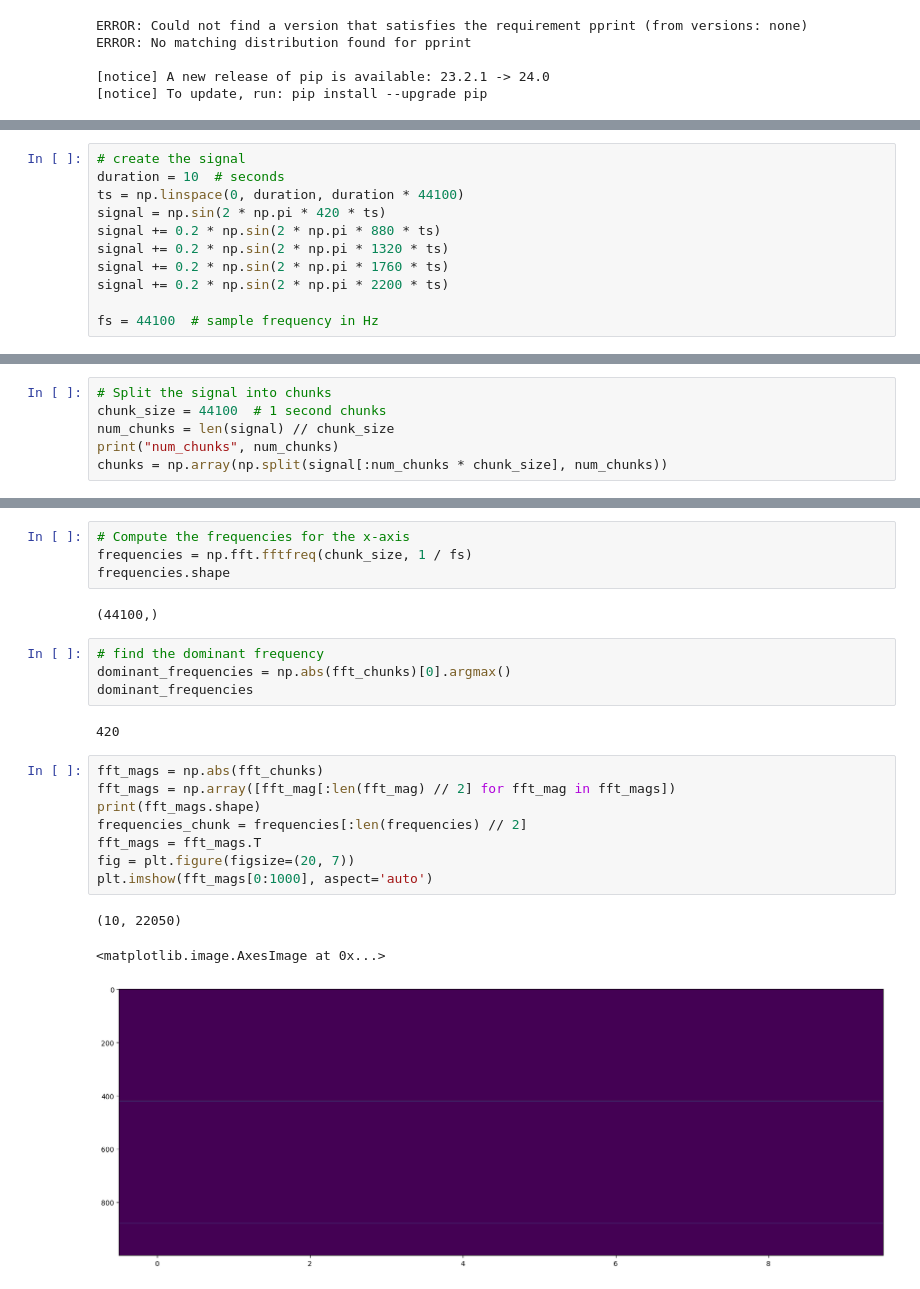
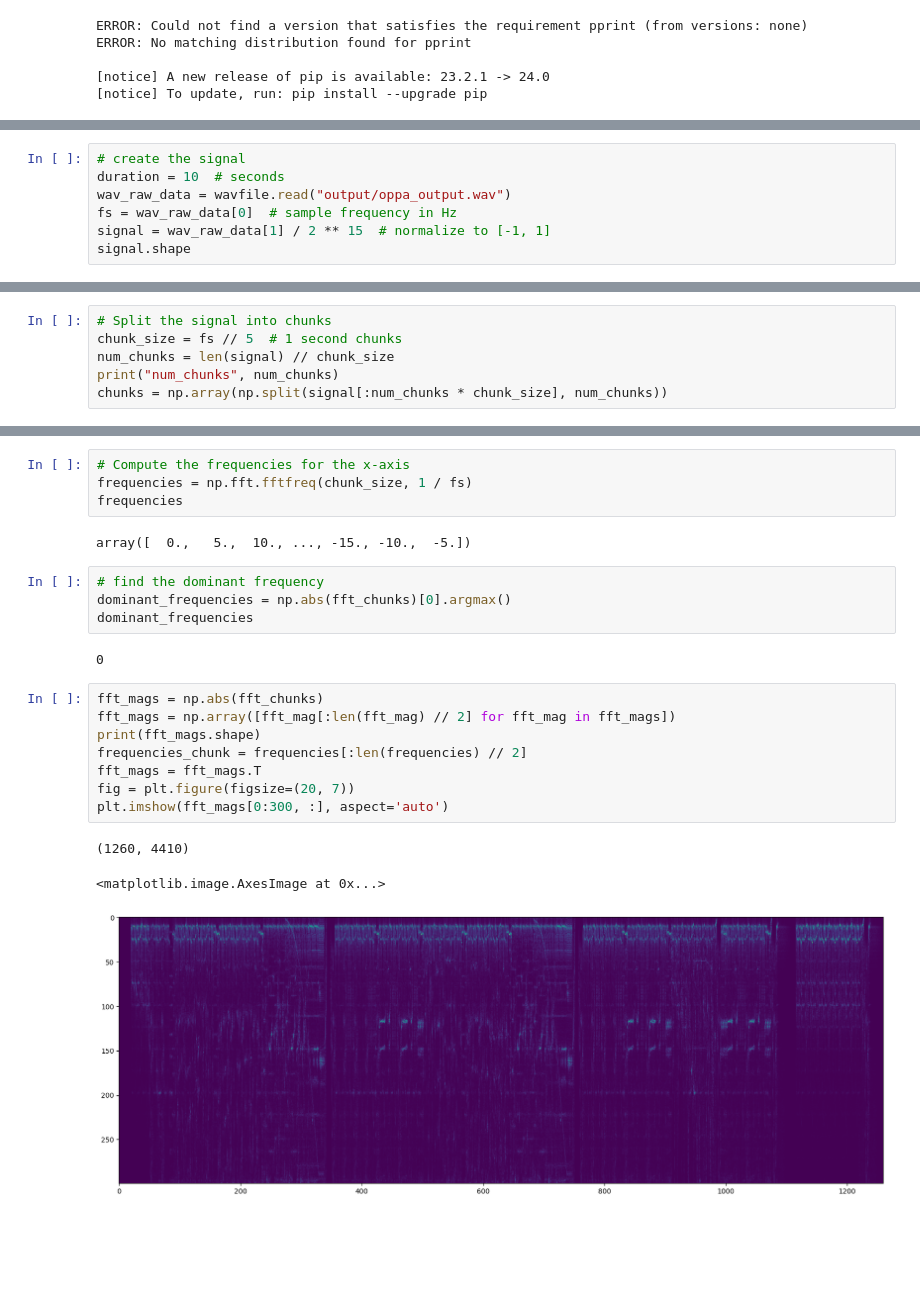
Before and after one commit to Team-Denis/BestHackathon3, a Jupyter notebook: ant_code/sound_offuscation/fft_learning.ipynb, the cells around one changed output, grey strips where cells are left out. Drawn from its saved outputs; the diff is of its cells as text; blank space fills up the shorter version.

```diff
--- a/ant_code/sound_offuscation/fft_learning.ipynb
+++ b/ant_code/sound_offuscation/fft_learning.ipynb
@@ -13,11 +14,7 @@ from pprint import pprint
 # %%
 # create the signal
 duration = 10  # seconds
-ts = np.linspace(0, duration, duration * 44100)
-signal = np.sin(2 * np.pi * 420 * ts)
-signal += 0.2 * np.sin(2 * np.pi * 880 * ts)
-signal += 0.2 * np.sin(2 * np.pi * 1320 * ts)
-signal += 0.2 * np.sin(2 * np.pi * 1760 * ts)
-signal += 0.2 * np.sin(2 * np.pi * 2200 * ts)
-
-fs = 44100  # sample frequency in Hz
+wav_raw_data = wavfile.read("output/oppa_output.wav")
+fs = wav_raw_data[0]  # sample frequency in Hz
+signal = wav_raw_data[1] / 2 ** 15  # normalize to [-1, 1]
+signal.shape
@@ -24,6 +23,6 @@ fs = 44100  # sample frequency in Hz
 # %%
 # Split the signal into chunks
-chunk_size = 44100  # 1 second chunks
+chunk_size = fs // 5  # 1 second chunks
 num_chunks = len(signal) // chunk_size
 print("num_chunks", num_chunks)
 chunks = np.array(np.split(signal[:num_chunks * chunk_size], num_chunks))
@@ -56,24 +55,24 @@ fft_chunks.shape
 # %%
 # Compute the frequencies for the x-axis
 frequencies = np.fft.fftfreq(chunk_size, 1 / fs)
-frequencies.shape
+frequencies
 # %% [output]
-(44100,)
+array([  0.,   5.,  10., ..., -15., -10.,  -5.])
 # %%
 # find the dominant frequency
 dominant_frequencies = np.abs(fft_chunks)[0].argmax()
 dominant_frequencies
 # %% [output]
-420
+0
 # %%
 fft_mags = np.abs(fft_chunks)
 fft_mags = np.array([fft_mag[:len(fft_mag) // 2] for fft_mag in fft_mags])
 print(fft_mags.shape)
 frequencies_chunk = frequencies[:len(frequencies) // 2]
 fft_mags = fft_mags.T
 fig = plt.figure(figsize=(20, 7))
-plt.imshow(fft_mags[0:1000], aspect='auto')
+plt.imshow(fft_mags[0:300, :], aspect='auto')
 # %% [output]
-(10, 22050)
+(1260, 4410)
 <matplotlib.image.AxesImage at 0x...>
-[figure, old version]
+[figure, new version]
```
Also changed, not shown: parts of 14 cells of this notebook, 5 other files.
